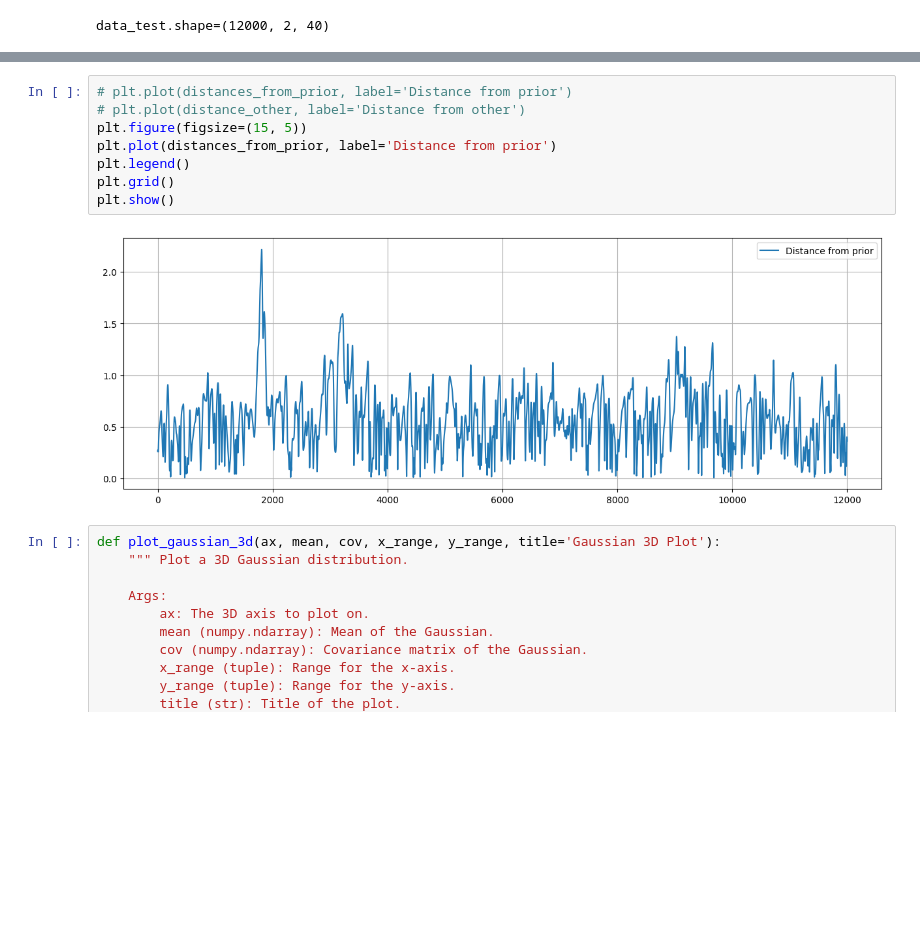
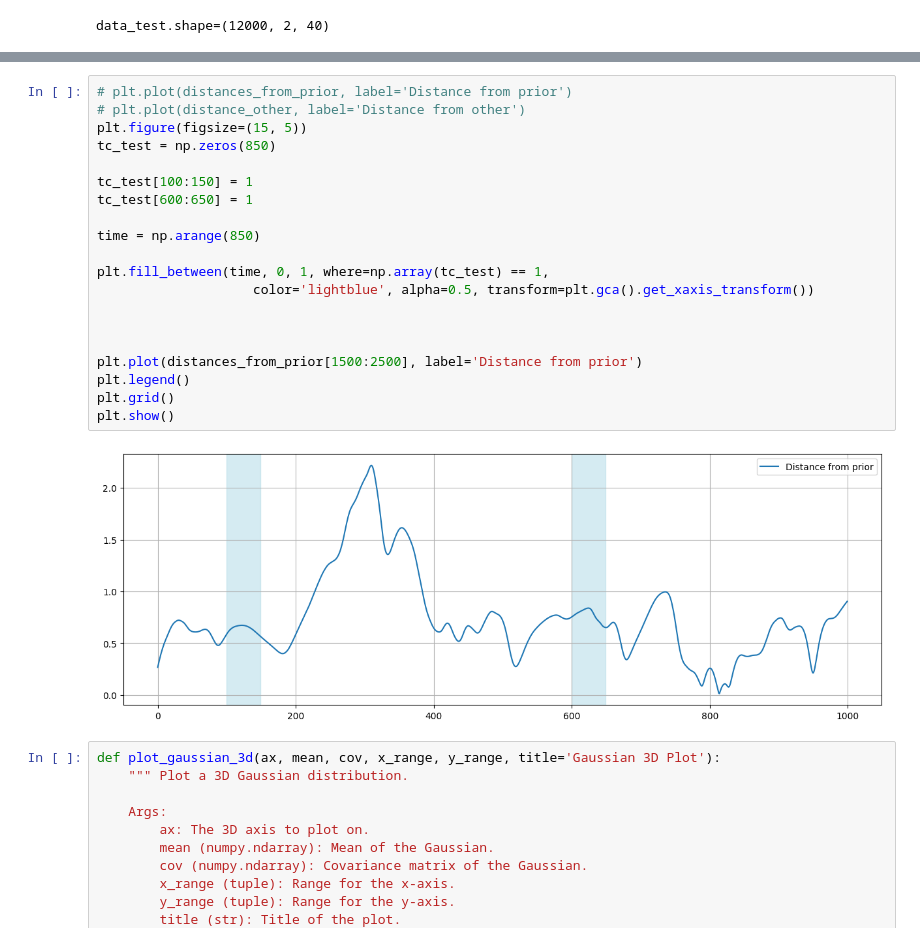
Before and after one commit to ConstantinovMihai/HumanSimulator, a Jupyter notebook: Data/Models/pdf_classification_improved.ipynb, the cells around one changed output, grey strips where cells are left out. Cells and saved outputs as stored; diff of their text form; blank space fills up the shorter version.

```diff
--- a/Data/Models/pdf_classification_improved.ipynb
+++ b/Data/Models/pdf_classification_improved.ipynb
@@ -350,13 +356,25 @@ distance_other = np.loadtxt(r"/home/mihai/Thesis/distances_2_0.csv", delimiter='
 # %%
 # plt.plot(distances_from_prior, label='Distance from prior')
 # plt.plot(distance_other, label='Distance from other')
 plt.figure(figsize=(15, 5))
-plt.plot(distances_from_prior, label='Distance from prior')
+tc_test = np.zeros(850)
+
+tc_test[100:150] = 1
+tc_test[600:650] = 1
+
+time = np.arange(850)
+
+plt.fill_between(time, 0, 1, where=np.array(tc_test) == 1,
+                    color='lightblue', alpha=0.5, transform=plt.gca().get_xaxis_transform())
+
+
+
+plt.plot(distances_from_prior[1500:2500], label='Distance from prior')
 plt.legend()
 plt.grid()
 plt.show()
 # %% [output]
-[figure, old version]
+[figure, new version]
 # %%
 def plot_gaussian_3d(ax, mean, cov, x_range, y_range, title='Gaussian 3D Plot'):
     """ Plot a 3D Gaussian distribution.
```
Also changed, not shown: parts of 3 cells of this notebook, 18 other files.
